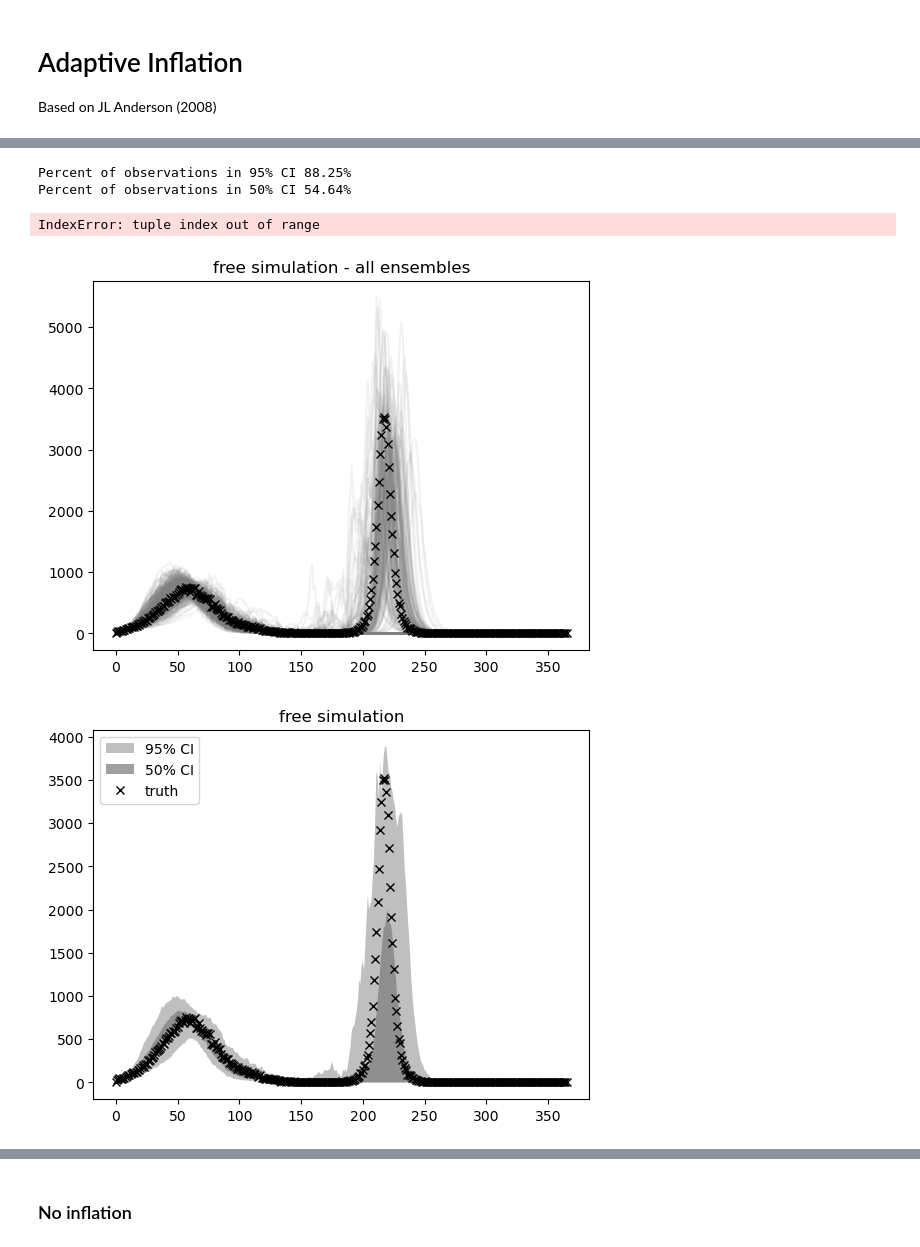
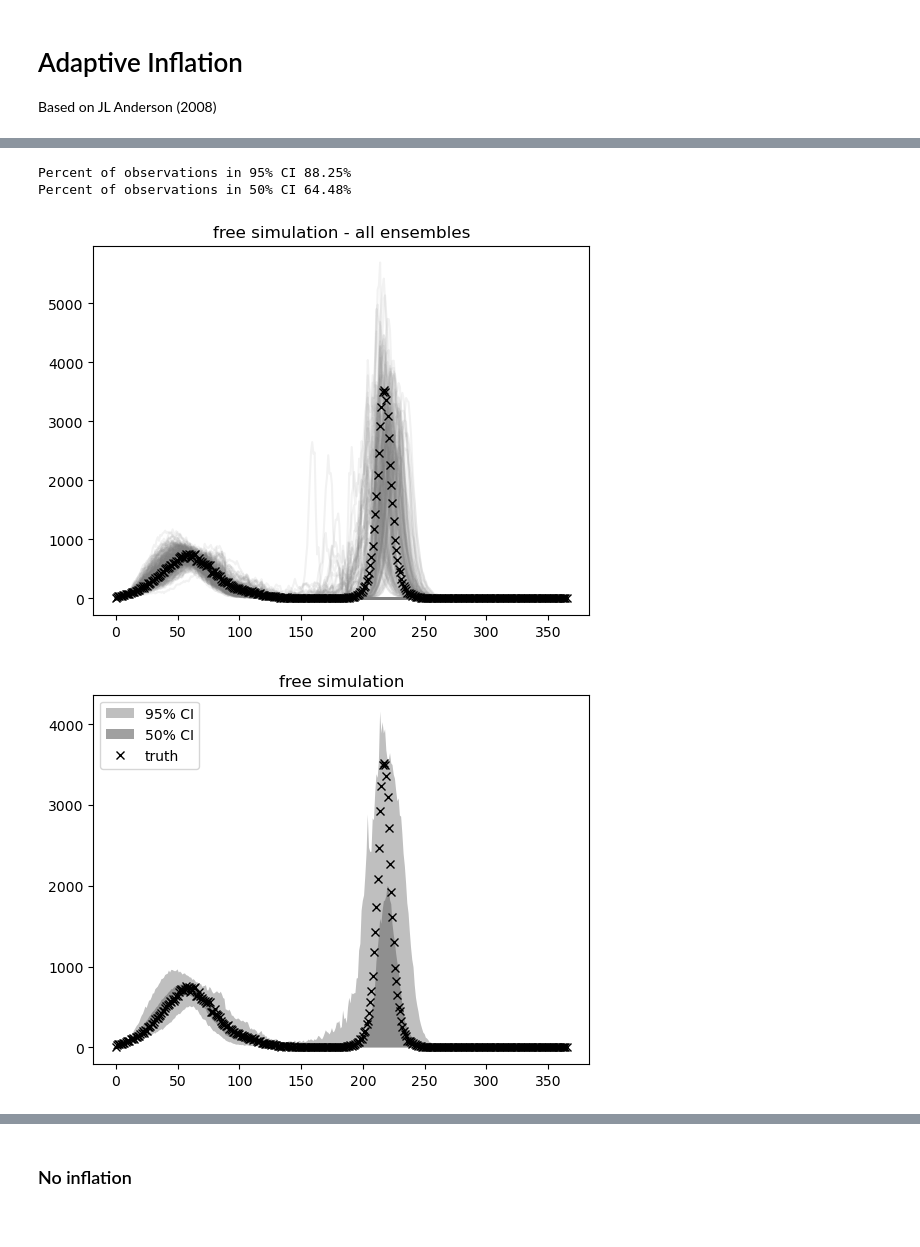
Before and after one commit to hwunrow/epykalman, a Jupyter notebook: sandbox/adaptive_inflation.ipynb, the cells around one changed output, grey strips where cells are left out. Drawn from its saved outputs; the diff is of its cells as text; code cells hidden in the pictures.

```diff
--- a/sandbox/adaptive_inflation.ipynb
+++ b/sandbox/adaptive_inflation.ipynb
@@ -114,4 +83,25 @@ model = model_da.SIR_model(data)
 import eakf
 importlib.reload(eakf)
 
-EnsembleAdjustmentKalmanFilter(data)
+kf = eakf.EnsembleAdjustmentKalmanFilter(model, m=300)
+
+from numpy.random import uniform
+
+prior = {
+    'beta':{
+        'dist': uniform,
+        'args':{
+            'low': 0.1,
+            'high': 2.,
+        }
+    },
+    't_I':{
+        'dist': "constant",
+        # 'args':{
+        #     'lower': 1.,
+        #     'upper': 12.,
+        # }
+    },
+}
+
+kf.filter(prior)
@@ -556,8 +144,7 @@ def plot_reliability(θ_list):
 # %%
-plot_reliability(θ_list)
+kf.plot_reliability()
 # %% [output]
 Percent of observations in 95% CI 88.25%
-Percent of observations in 50% CI 54.64%
+Percent of observations in 50% CI 64.48%
-IndexError: tuple index out of range
-[figure, old version]
+[figure, new version]
-[figure, old version]
+[figure, new version]
```
Also changed, not shown: parts of 24 cells of this notebook.
